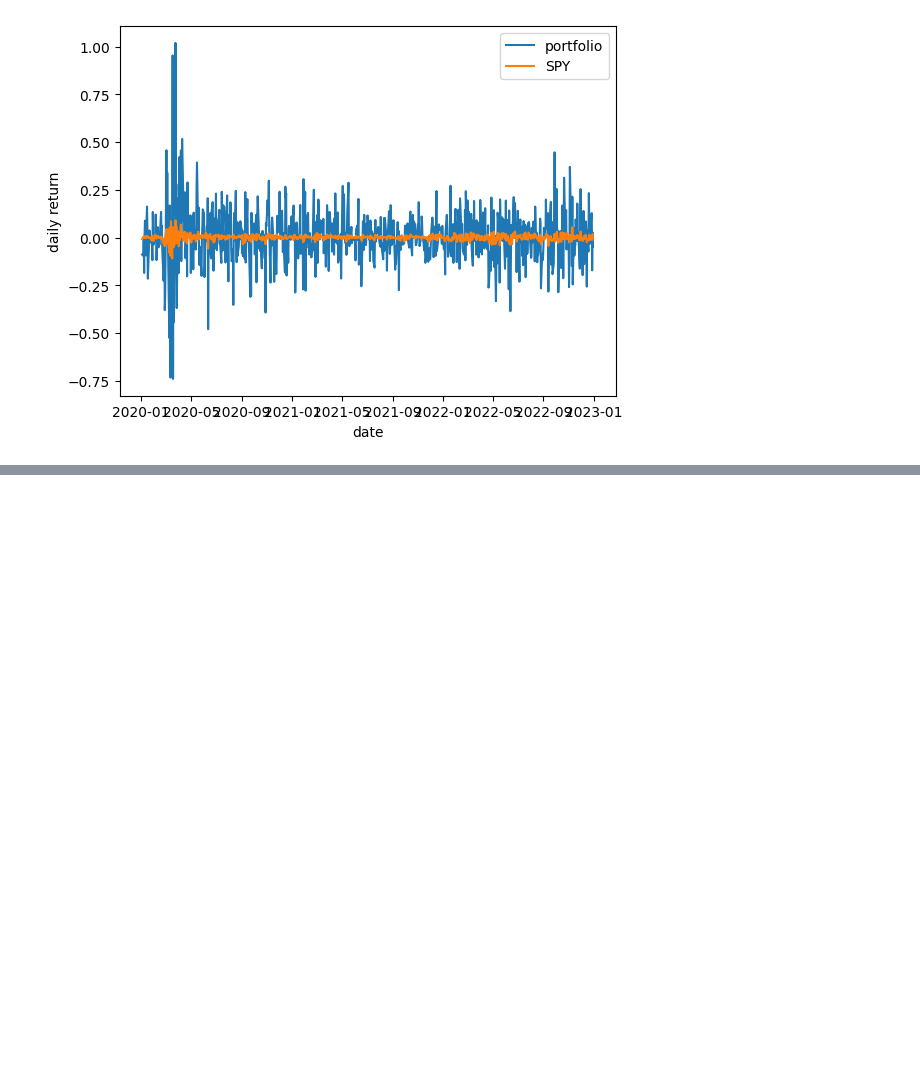
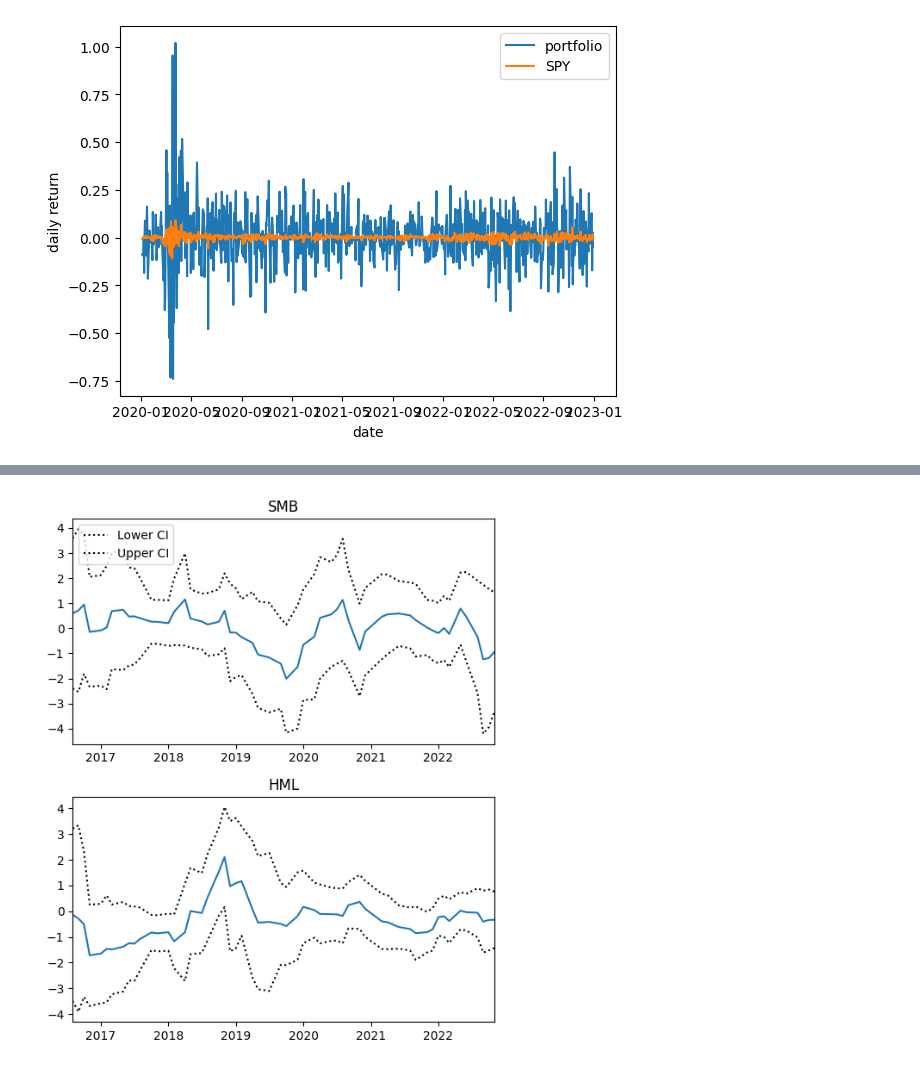
Before and after one commit to silaselisha/quants, a Jupyter notebook: Untitled.ipynb, the cells around one changed output, grey strips where cells are left out. Saved outputs shown, nothing was run; the diff lists cells and outputs as text; code cells hidden in the pictures; blank space fills up the shorter version.

Commit message:
compute MCAR

```diff
--- a/Untitled.ipynb
+++ b/Untitled.ipynb
@@ -110,0 +111,87 @@ Hedged Infromation RATIO: -0.05092969647650671
+# %%
+import pandas as pd
+import numpy as np
+import pandas_datareader as pdr
+import statsmodels.api as sm
+from openbb import obb
+from statsmodels import regression
+from statsmodels.regression.rolling import RollingOLS
+obb.user.preferences.output_type = 'dataframe'
+
+#====================
+# Data preparation
+#====================
+# define a list of tech stock symbols
+# symbols = ['GOOG', 'MSFT', 'AAPL', 'NVDA', 'AMZN', 'TSLA', 'SOFI', 'TUYA', 'SPY']
+symbols = ["NEM", "RGLD", "SSRM", "CDE", "LLY", "UNH", "JNJ", "MRK", "SPY"]
+
+# fetch stock price data from 2015-01-01 to 2022-12-31
+data = obb.equity.price.historical(
+	symbols,
+	start_date='2015-01-01',
+	end_date='2022-12-31',
+	provider='yfinance'
+).pivot(columns='symbol', values='close').ffill().dropna()
+
+# Resample the daily returns to monthly returns
+monthly_returns = (
+	data
+	.asfreq('ME')
+	.dropna()
+	.pct_change(fill_method=None)
+	.to_period('M')
+)
+
+#===========================
+# Compute the active returns
+#===========================
+# active returns to be used as dependent variable
+# helps understand the sensitivity of the Fama-French factor to the active returns
+
+benchmark_returns = monthly_returns.pop('SPY')
+active_returns = (monthly_returns.mean(axis=1) - benchmark_returns).dropna()
+
+
+#=============================
+# Fama-French factors
+#=============================
+# download fama-french factors using pandas datareader
+factors = pdr.get_data_famafrench(
+	'F-F_Research_Data_Factors',
+	start='2015-01-01',
+	end='2022-12-31'
+)[0][1:] / 100
+SMB = factors.loc[active_returns.index, 'SMB']
+HML = factors.loc[active_returns.index, 'HML']
+
+#===============================
+# Build a DataFrame
+#===============================
+# a dataframe that aligns the data along the common date index
+df = pd.DataFrame(
+	{
+		'R': active_returns,
+		'SMB': SMB,
+		'HML': HML
+	},
+	index = active_returns.index
+).dropna()
+
+#================================
+# Regression
+#================================
+# run regression and get beta for each coefficient
+b1, b2 = regression.linear_model.OLS(
+	df.R,
+	df[['SMB', 'HML']]
+).fit().params
+
+constant = sm.add_constant(df[['SMB', 'HML']])
+rols = RollingOLS(active_returns, constant, window=12)
+rres = rols.fit()
+rres.plot_recursive_coefficient(
+	variables=['SMB', 'HML'],
+	figsize=(5.5, 6.6)
+)
+# %% [output]
+[figure, added]
```
Also changed, not shown: parts of 3 cells of this notebook.
